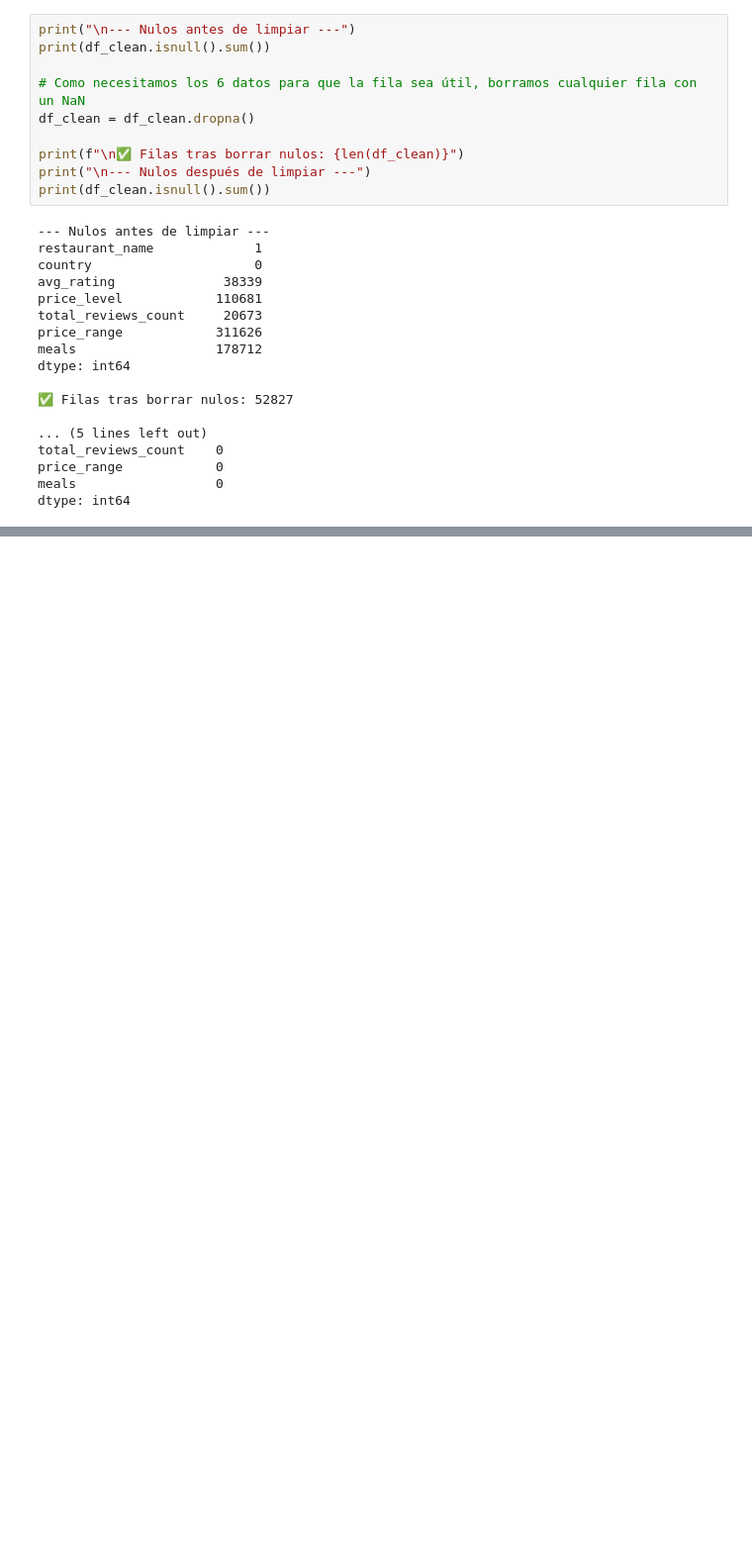
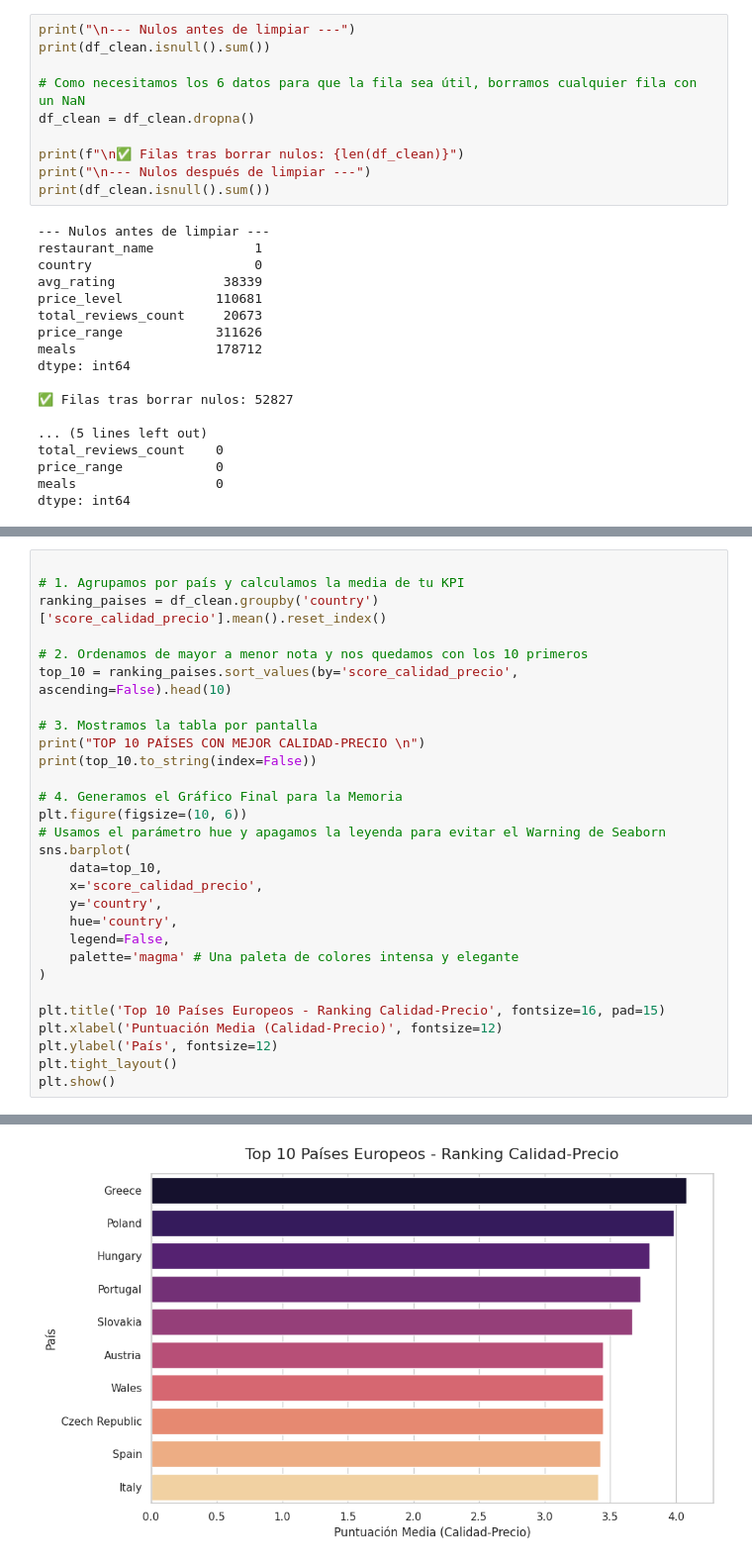
Before and after one commit to drodri793/PRACTICA_SDPD2, a Jupyter notebook: eda.ipynb, the cells around one changed output, grey strips where cells are left out. Shown at 99% size. Drawn from its saved outputs; the diff is of its cells as text; blank space fills up the shorter version.

```diff
--- a/eda.ipynb
+++ b/eda.ipynb
@@ -294,0 +332,30 @@ En esta fase del pipeline ETL, procedemos a transformar los datos limpios para g
+# %%
+
+# 1. Agrupamos por país y calculamos la media de tu KPI
+ranking_paises = df_clean.groupby('country')['score_calidad_precio'].mean().reset_index()
+
+# 2. Ordenamos de mayor a menor nota y nos quedamos con los 10 primeros
+top_10 = ranking_paises.sort_values(by='score_calidad_precio', ascending=False).head(10)
+
+# 3. Mostramos la tabla por pantalla
+print("TOP 10 PAÍSES CON MEJOR CALIDAD-PRECIO \n")
+print(top_10.to_string(index=False))
+
+# 4. Generamos el Gráfico Final para la Memoria
+plt.figure(figsize=(10, 6))
+# Usamos el parámetro hue y apagamos la leyenda para evitar el Warning de Seaborn
+sns.barplot(
+    data=top_10,
+    x='score_calidad_precio',
+    y='country',
+    hue='country',
+    legend=False,
+    palette='magma' # Una paleta de colores intensa y elegante
+)
+
+plt.title('Top 10 Países Europeos - Ranking Calidad-Precio', fontsize=16, pad=15)
+plt.xlabel('Puntuación Media (Calidad-Precio)', fontsize=12)
+plt.ylabel('País', fontsize=12)
+plt.tight_layout()
+plt.show()
+# %% [output]
@@ -294,0 +375 @@ En esta fase del pipeline ETL, procedemos a transformar los datos limpios para g
+[figure, added]
```
Also changed, not shown: parts of 6 cells of this notebook.
